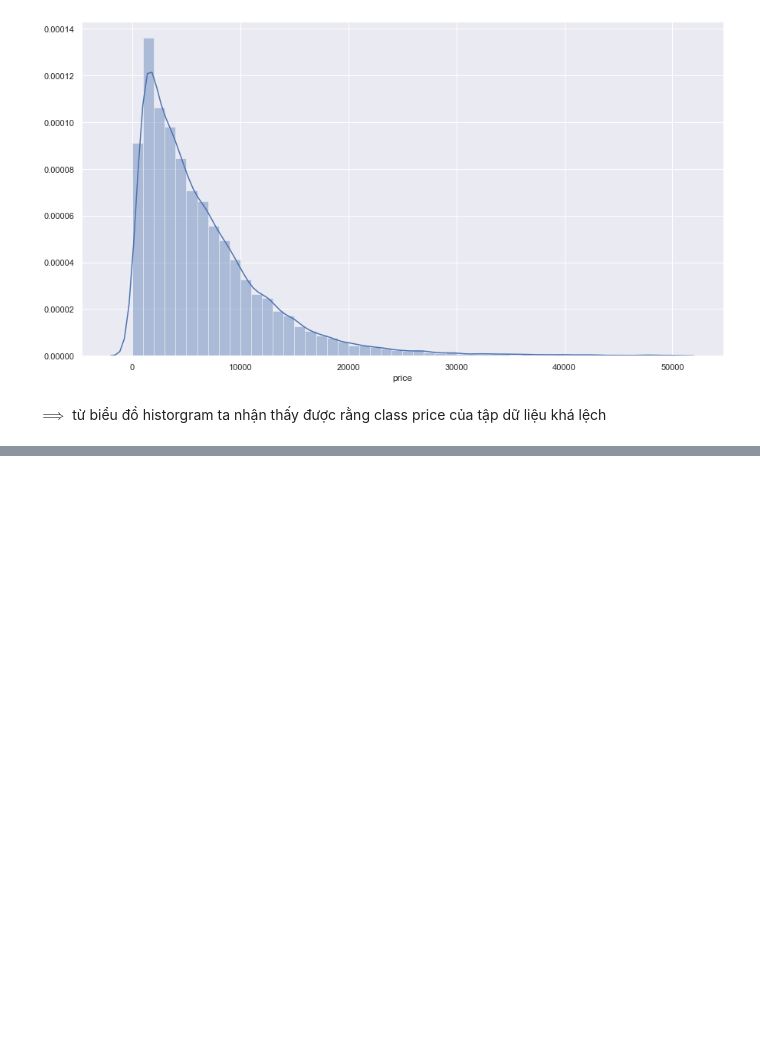
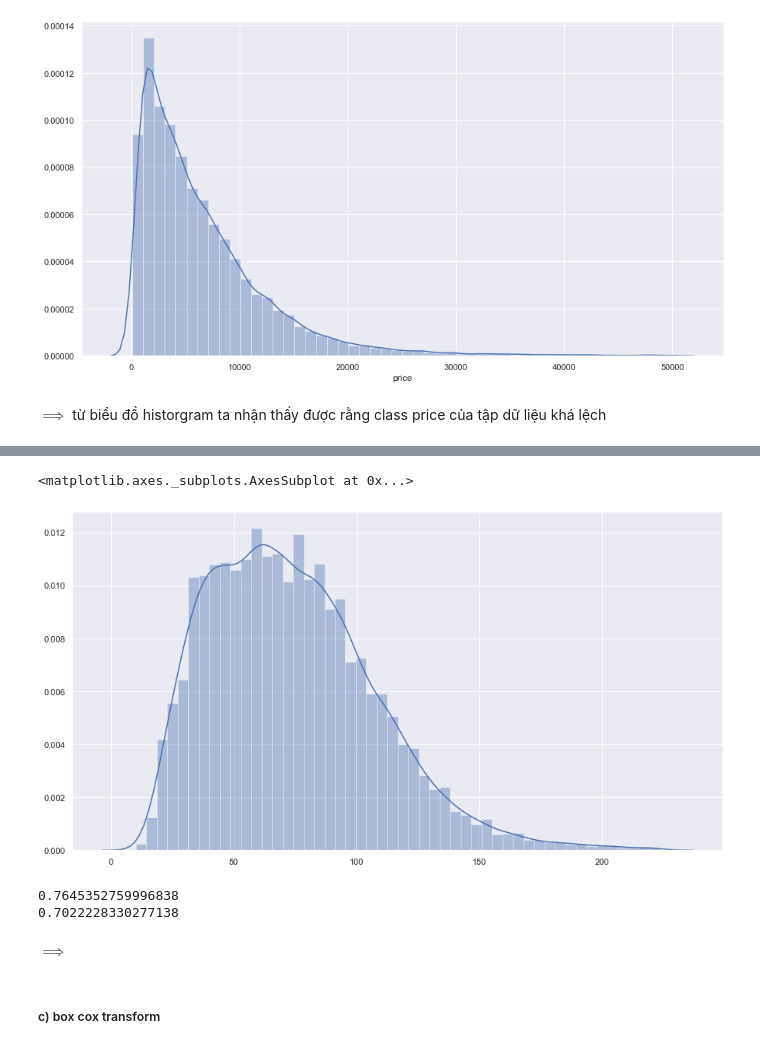
Before and after one commit to ducanh2505/Project1-linear_regression, a Jupyter notebook: Linear_regression.ipynb, the cells around one changed output, grey strips where cells are left out. Drawn from its saved outputs; the diff is of its cells as text; code cells hidden in the pictures; blank space fills up the shorter version.

```diff
--- a/Linear_regression.ipynb
+++ b/Linear_regression.ipynb
@@ -212,0 +332,3 @@ $\implies$ từ biểu đồ historgram ta nhận thấy được rằng class p
+# %%
+price_df = pd.DataFrame(np.sqrt(df['price'].values))
+price_df
@@ -212,0 +349,16 @@ $\implies$ từ biểu đồ historgram ta nhận thấy được rằng class p
+# %%
+f, ax = plt.subplots(figsize=(15,8))
+sns.distplot(price_df)
+# %% [output]
+<matplotlib.axes._subplots.AxesSubplot at 0x...>
+[figure, added]
+# %%
+print(price_df[0].skew())
+print(price_df[0].kurt())
+# %% [output]
+0.7645352759996838
+0.7022228330277138
+# %% [markdown]
+$\implies$
+# %% [markdown]
+##### c) box cox transform
```
Also changed, not shown: parts of 110 cells of this notebook.
